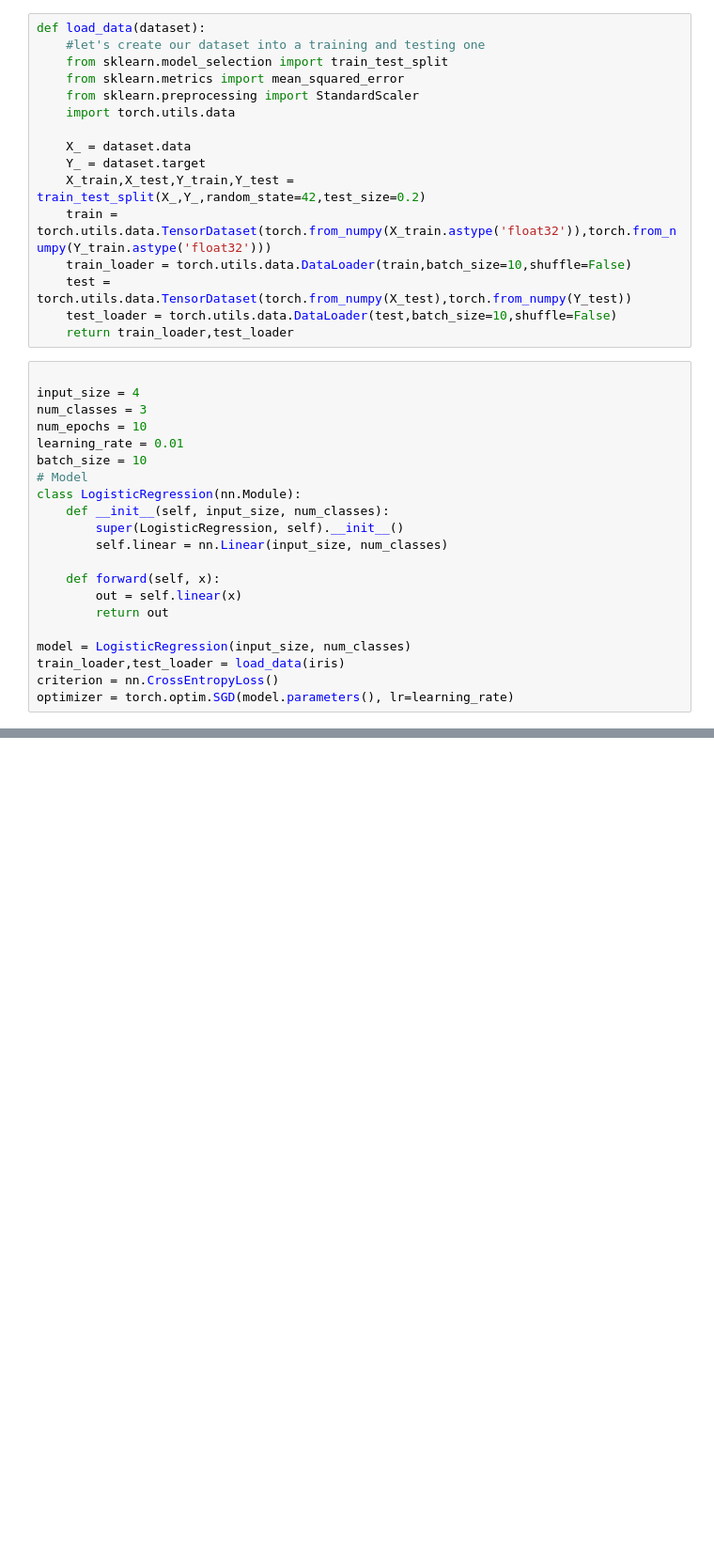
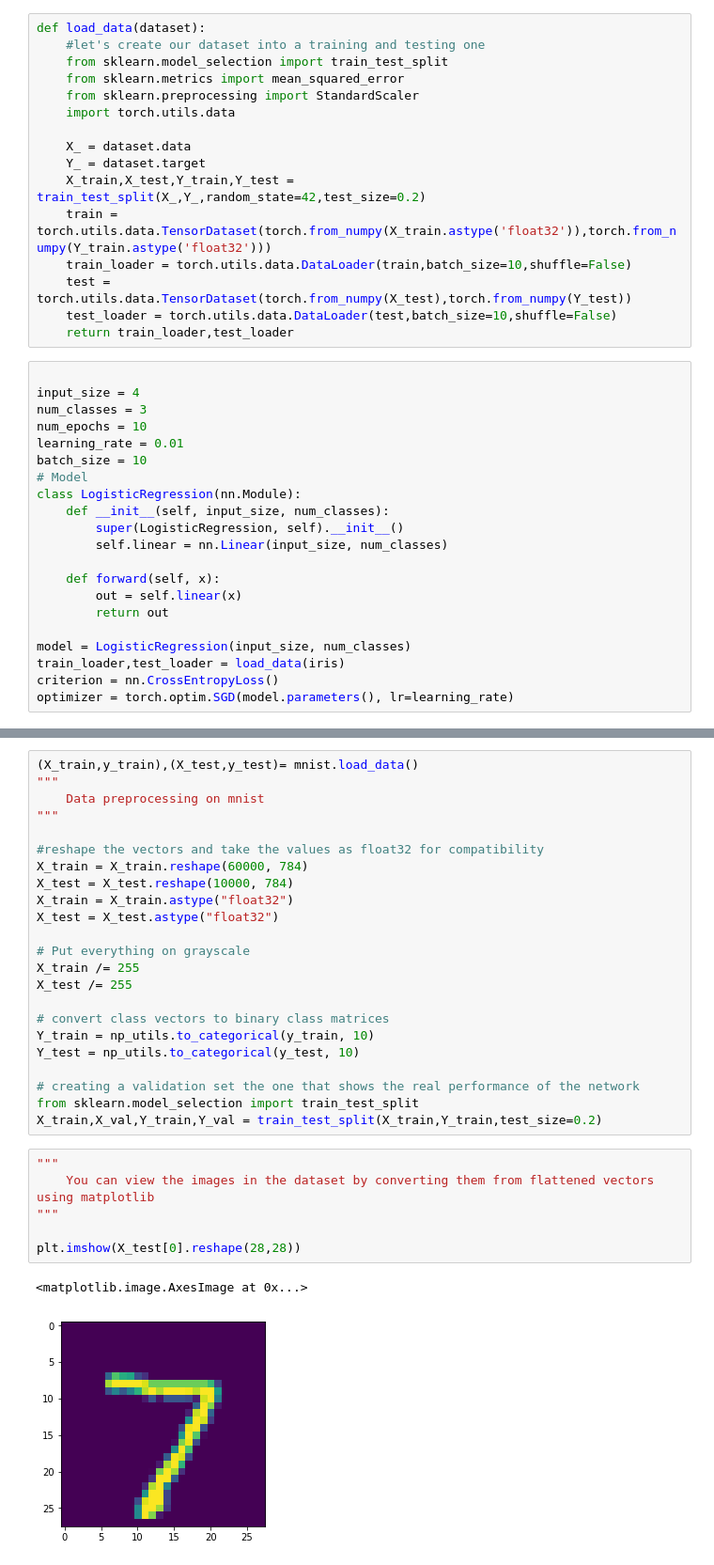
Before and after one commit to birajaghoshal/deep-learning-notes, a Jupyter notebook: neuralnetworks/Building Architectures and Learning PyTorch.ipynb, the cells around one changed output, grey strips where cells are left out. Shown: that part at 94% size. Saved outputs shown, nothing was run; the diff lists cells and outputs as text; blank space fills up the shorter version.

```diff
--- a/neuralnetworks/Building Architectures and Learning PyTorch.ipynb
+++ b/neuralnetworks/Building Architectures and Learning PyTorch.ipynb
@@ -80,0 +105,32 @@ NameError: name 'num_epochs' is not defined
+# %%
+(X_train,y_train),(X_test,y_test)= mnist.load_data()
+"""
+    Data preprocessing on mnist
+"""
+
+#reshape the vectors and take the values as float32 for compatibility
+X_train = X_train.reshape(60000, 784)
+X_test = X_test.reshape(10000, 784)
+X_train = X_train.astype("float32")
+X_test = X_test.astype("float32")
+
+# Put everything on grayscale
+X_train /= 255
+X_test /= 255
+
+# convert class vectors to binary class matrices
+Y_train = np_utils.to_categorical(y_train, 10)
+Y_test = np_utils.to_categorical(y_test, 10)
+
+# creating a validation set the one that shows the real performance of the network
+from sklearn.model_selection import train_test_split
+X_train,X_val,Y_train,Y_val = train_test_split(X_train,Y_train,test_size=0.2)
+# %%
+"""
+    You can view the images in the dataset by converting them from flattened vectors using matplotlib
+"""
+
+plt.imshow(X_test[0].reshape(28,28))
+# %% [output]
+<matplotlib.image.AxesImage at 0x...>
+[figure, added]
```
Also changed, not shown: parts of 18 cells of this notebook, 1 other file.
